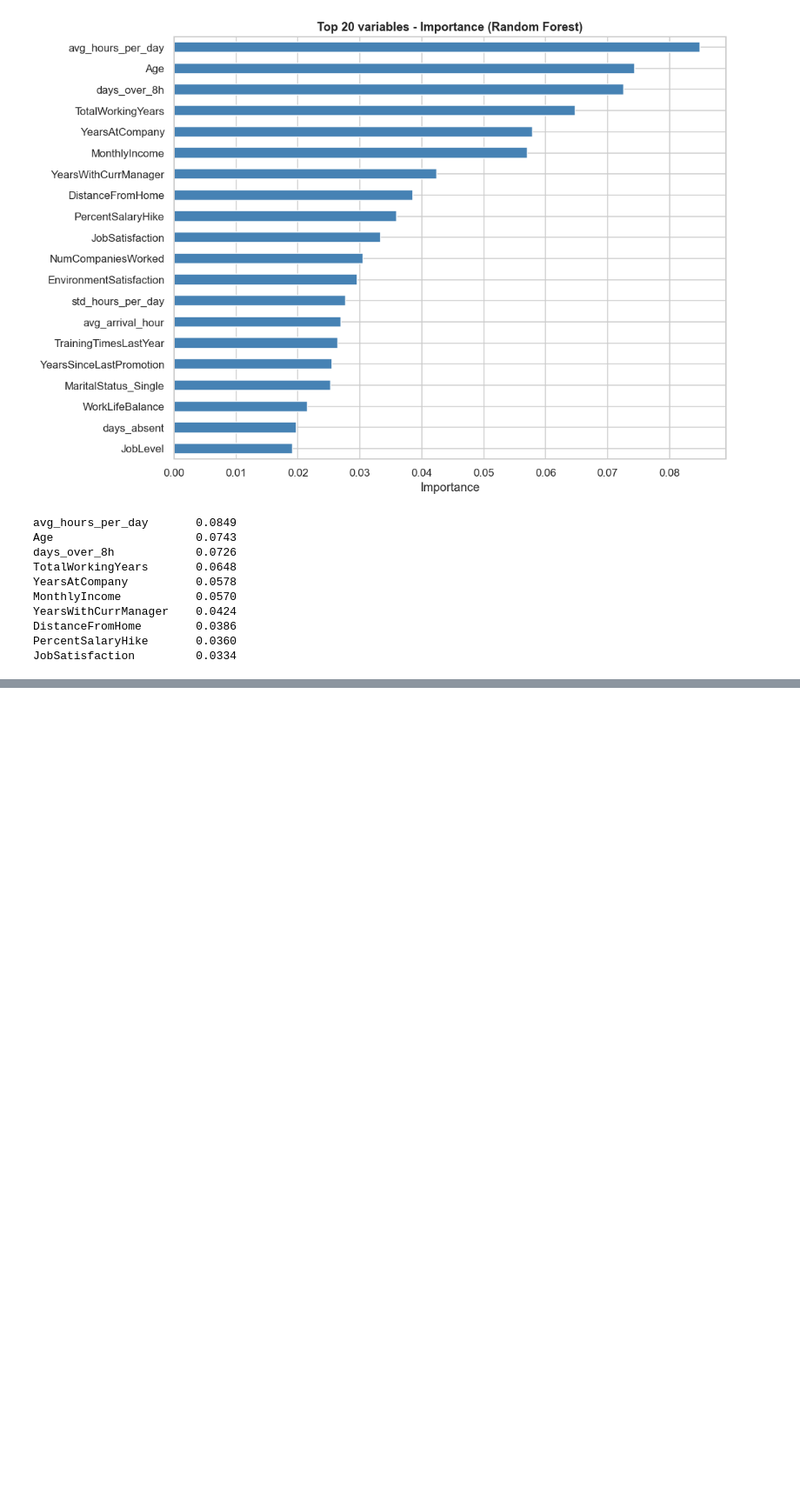
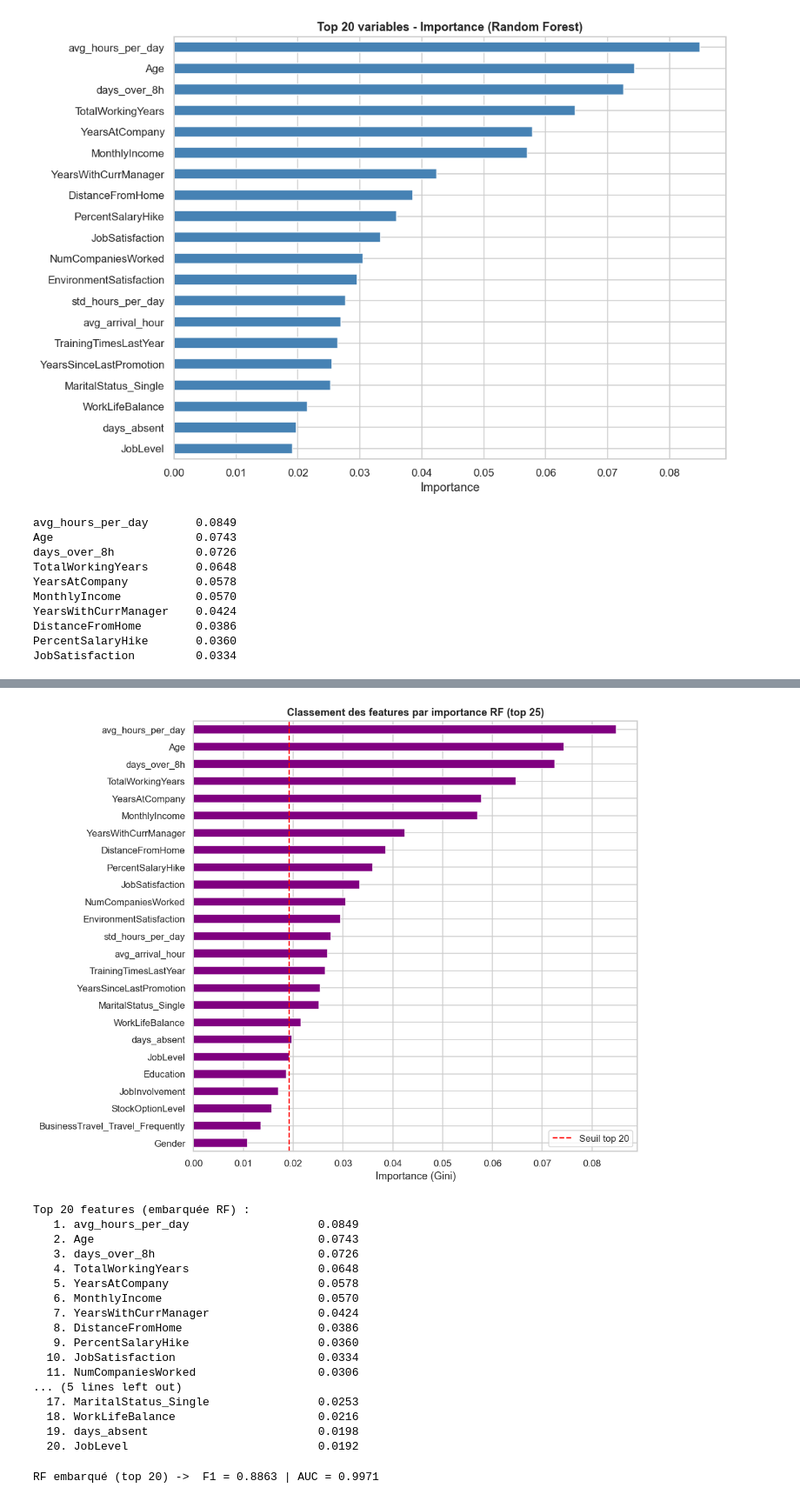
Before and after one commit to Nej-ma/A4-IA-HumanForYou, a Jupyter notebook: notebooks/03_modelisation.ipynb, the cells around one changed output, grey strips where cells are left out. Shown at 87% size. Drawn from its saved outputs; the diff is of its cells as text; code cells hidden in the pictures; blank space fills up the shorter version.

```diff
--- a/notebooks/03_modelisation.ipynb
+++ b/notebooks/03_modelisation.ipynb
@@ -371,0 +478,56 @@ JobSatisfaction         0.0334
+# %%
+# Importances du RF entraîné sur toutes les features (section Partie 2)
+rf_importances = pd.Series(rf.feature_importances_, index=X_train.columns)\
+                   .sort_values(ascending=False)
+
+top_embedded = rf_importances.head(N_SELECT).index.tolist()
+
+# Visualisation
+fig, ax = plt.subplots(figsize=(10, 8))
+rf_importances.head(25).sort_values().plot(kind="barh", ax=ax, color="purple")
+ax.axvline(rf_importances.iloc[N_SELECT - 1], color="red", linestyle="--",
+           label=f"Seuil top {N_SELECT}")
+ax.set_xlabel("Importance (Gini)")
+ax.set_title(f"Classement des features par importance RF (top 25)", fontweight="bold")
+ax.legend()
+plt.tight_layout()
+plt.savefig("../outputs/embedded_feature_selection.png", bbox_inches="tight")
+plt.show()
+
+print(f"Top {N_SELECT} features (embarquée RF) :")
+for i, (feat, score) in enumerate(rf_importances.head(N_SELECT).items(), 1):
+    print(f"  {i:2}. {feat:<35} {score:.4f}")
+# %% [output]
+[figure, added]
+Top 20 features (embarquée RF) :
+   1. avg_hours_per_day                   0.0849
+   2. Age                                 0.0743
+   3. days_over_8h                        0.0726
+   4. TotalWorkingYears                   0.0648
+   5. YearsAtCompany                      0.0578
+   6. MonthlyIncome                       0.0570
+   7. YearsWithCurrManager                0.0424
+   8. DistanceFromHome                    0.0386
+   9. PercentSalaryHike                   0.0360
+  10. JobSatisfaction                     0.0334
+  11. NumCompaniesWorked                  0.0306
+... (5 lines left out)
+  17. MaritalStatus_Single                0.0253
+  18. WorkLifeBalance                     0.0216
+  19. days_absent                         0.0198
+  20. JobLevel                            0.0192
+# %%
+# RF ré-entraîné sur les top features embarquées
+rf_embedded = RandomForestClassifier(
+    n_estimators=100, class_weight="balanced", random_state=42, n_jobs=-1
+)
+rf_embedded.fit(X_train[top_embedded], y_train)
+
+y_pred_emb  = rf_embedded.predict(X_test[top_embedded])
+y_proba_emb = rf_embedded.predict_proba(X_test[top_embedded])[:, 1]
+
+f1_emb  = f1_score(y_test, y_pred_emb)
+auc_emb = roc_auc_score(y_test, y_proba_emb)
+print(f"RF embarqué (top {N_SELECT}) ->  F1 = {f1_emb:.4f} | AUC = {auc_emb:.4f}")
+# %% [output]
+RF embarqué (top 20) ->  F1 = 0.8863 | AUC = 0.9971
```
Also changed, not shown: parts of 33 cells of this notebook, 7 other files.
